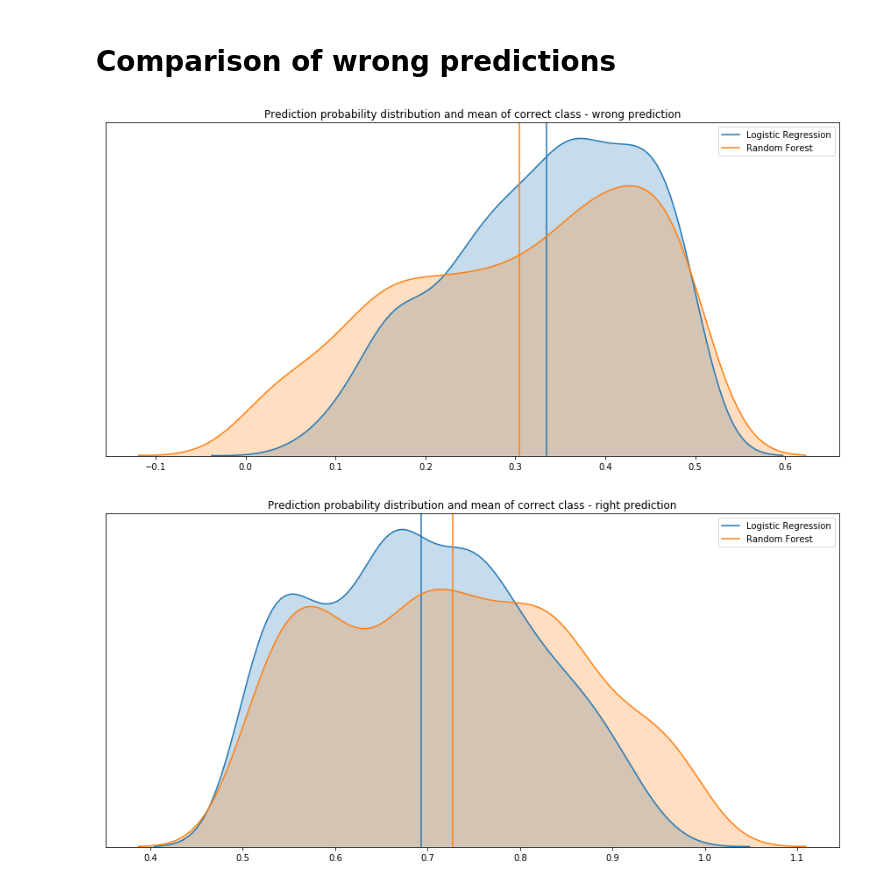
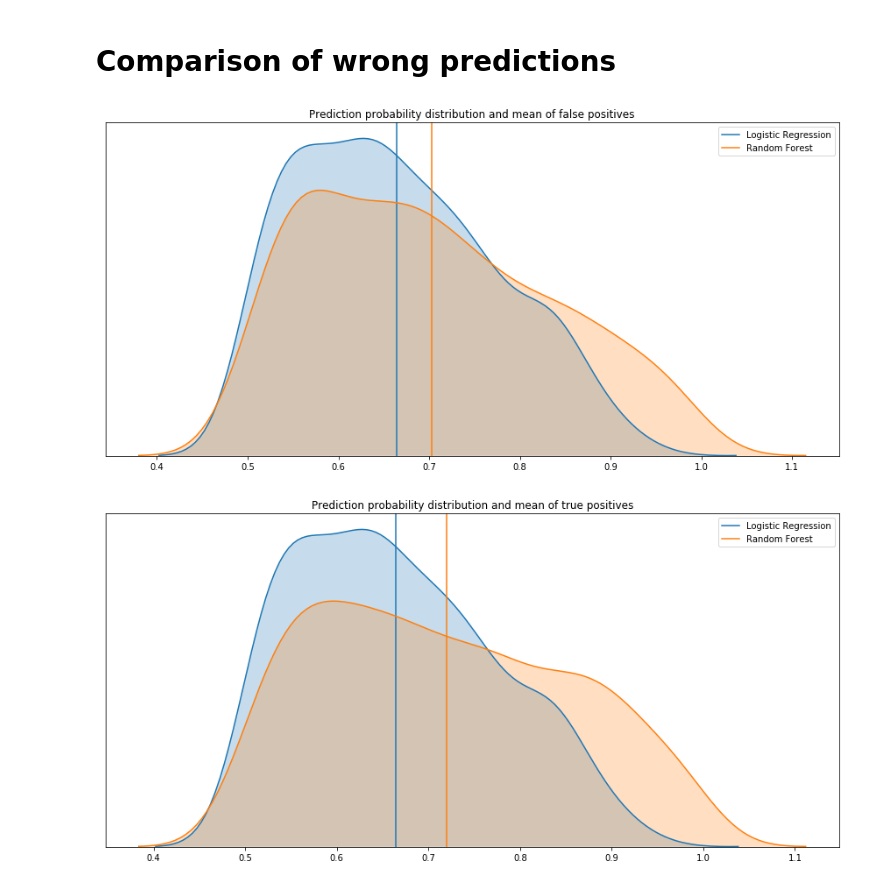
Before and after one commit to jgoerner/SportsPrediction, a Jupyter notebook: NBA/notebooks/1.2-model-building-first-iteration.ipynb, the cells around one changed output. Saved outputs shown, nothing was run; the diff lists cells and outputs as text; code cells hidden in the pictures.

Commit message:
Adjust prediction probability plots

```diff
--- a/NBA/notebooks/1.2-model-building-first-iteration.ipynb
+++ b/NBA/notebooks/1.2-model-building-first-iteration.ipynb
@@ -153,39 +153,39 @@ RandomForestClassifier(bootstrap=True, class_weight=None, criterion='gini',
 # %%
 # LR
 idx_wrong_lr = GS_LR.predict(X_val) != y_val
 y_wrong_lr = []
-for y, preds in zip(y_val[idx_wrong_lr], GS_LR.predict_proba(X_val)[idx_wrong_lr]):
-    y_wrong_lr.append(preds[y])
+for preds in GS_LR.predict_proba(X_val)[idx_wrong_lr]:
+    y_wrong_lr.append(preds.max())
 
 # RF
 idx_wrong_rf = GS_RF.predict(X_val) != y_val
 y_wrong_rf = []
-for y, preds in zip(y_val[idx_wrong_rf], GS_RF.predict_proba(X_val)[idx_wrong_rf]):
-    y_wrong_rf.append(preds[y])
+for preds in GS_RF.predict_proba(X_val)[idx_wrong_lr]:
+    y_wrong_rf.append(preds.max())
 
 # plot
 colors = sns.color_palette(n_colors=2).as_hex()
 sns.kdeplot(y_wrong_lr, shade=True, label="Logistic Regression")
 plt.axvline(x=np.mean(y_wrong_lr), color=colors[0])
 sns.kdeplot(y_wrong_rf, shade=True, clip=[0,1], label="Random Forest")
 plt.axvline(x=np.mean(y_wrong_rf), color=colors[1])
-plt.title("Prediction probability distribution and mean of correct class - wrong prediction")
+plt.title("Prediction probability distribution and mean of false positives")
 plt.yticks([])
-plt.savefig("results/1_2_prediction_proba_wrong.png")
+plt.savefig("results/1_2_prediction_proba_false_positives.png")
 # %% [output]
-[figure, old version]
+[figure, new version]
 # %%
 # LR
 idx_right_lr = GS_LR.predict(X_val) == y_val
 y_right_lr = []
-for y, preds in zip(y_val[idx_right_lr], GS_LR.predict_proba(X_val)[idx_right_lr]):
-    y_right_lr.append(preds[y])
+for preds in GS_LR.predict_proba(X_val)[idx_wrong_lr]:
+    y_right_lr.append(preds.max())
 
 # RF
 idx_right_rf = GS_RF.predict(X_val) == y_val
 y_right_rf = []
-for y, preds in zip(y_val[idx_right_rf], GS_RF.predict_proba(X_val)[idx_right_rf]):
-    y_right_rf.append(preds[y])
+for preds in GS_RF.predict_proba(X_val)[idx_right_rf]:
+    y_right_rf.append(preds.max())
 
 # plot
 colors = sns.color_palette(n_colors=2).as_hex()
@@ -193,8 +193,8 @@ sns.kdeplot(y_right_lr, shade=True, label="Logistic Regression")
 plt.axvline(x=np.mean(y_right_lr), color=colors[0])
 sns.kdeplot(y_right_rf, shade=True, clip=[0,1], label="Random Forest")
 plt.axvline(x=np.mean(y_right_rf), color=colors[1])
-plt.title("Prediction probability distribution and mean of correct class - right prediction")
+plt.title("Prediction probability distribution and mean of true positives")
 plt.yticks([])
-plt.savefig("results/1_2_prediction_proba_right.png")
+plt.savefig("results/1_2_prediction_proba_true_positives.png")
 # %% [output]
-[figure, old version]
+[figure, new version]
```
Also changed, not shown: parts of 7 cells of this notebook, 4 other files.
